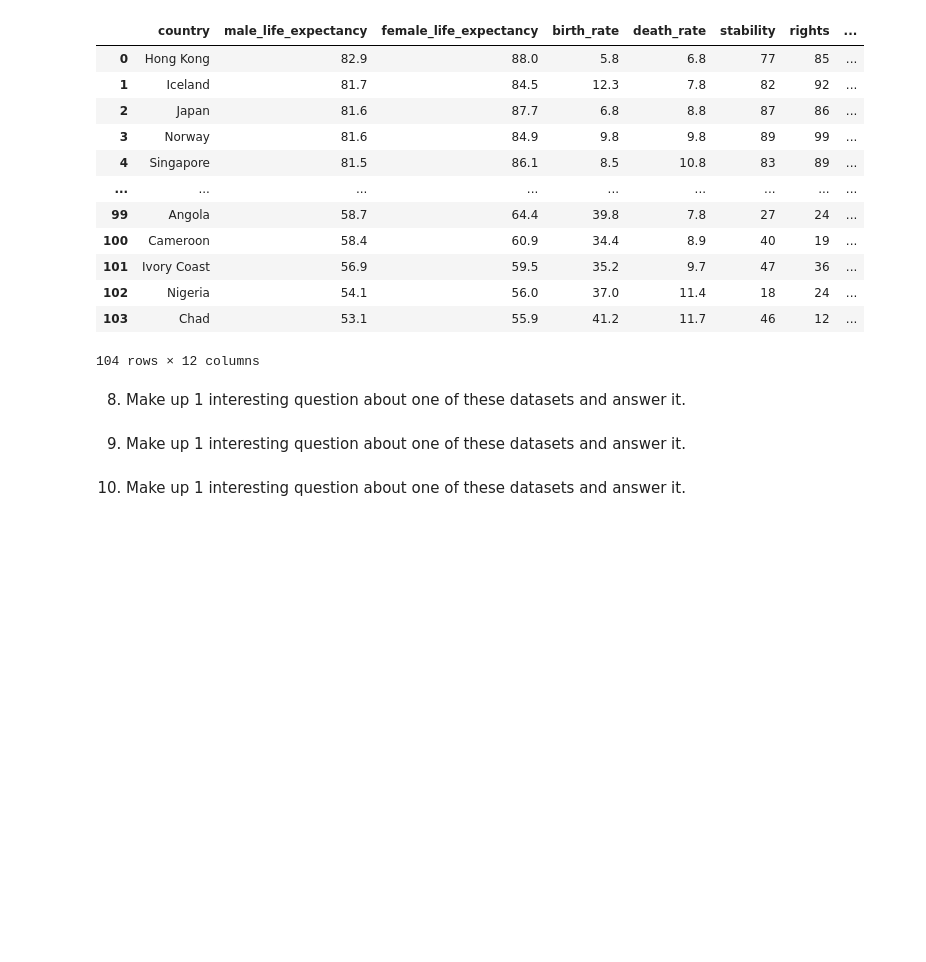
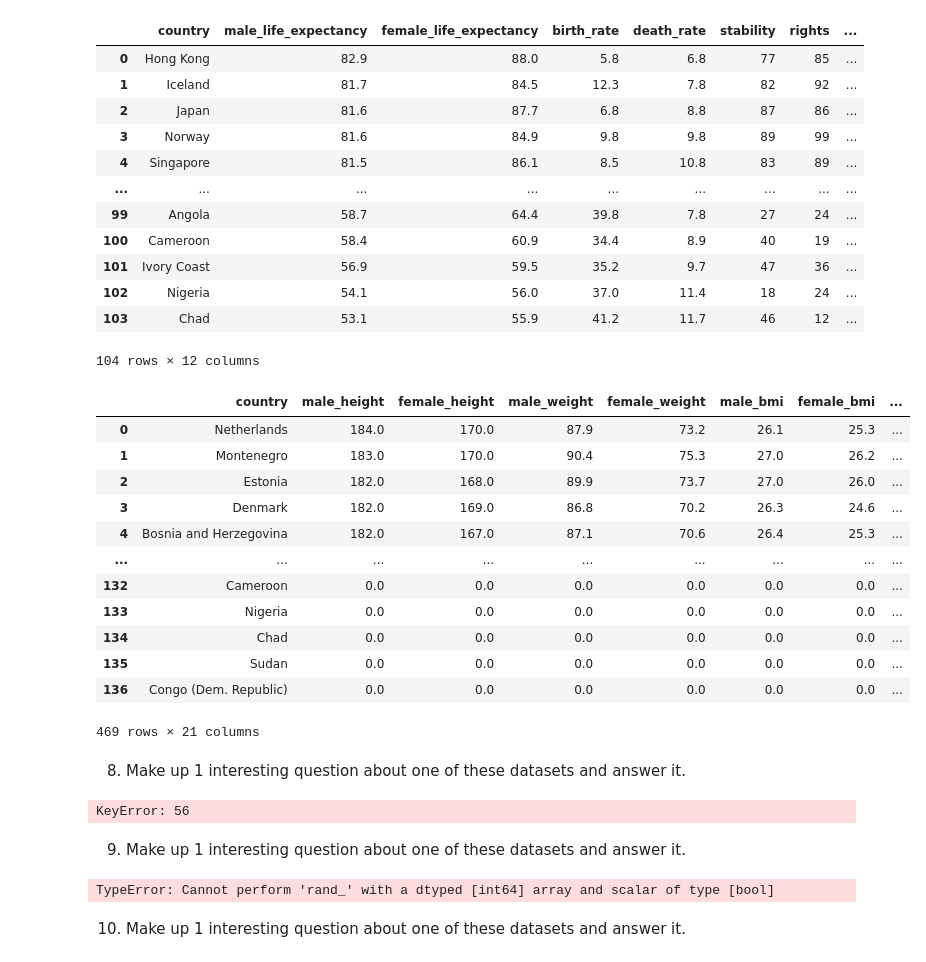
Before and after one commit to Jellis187/cis277-fa22-Lab4, a Jupyter notebook: Lab4.ipynb, the cells around one changed output. Cells and saved outputs as stored; diff of their text form; code cells hidden in the pictures; blank space fills up the shorter version.

```diff
--- a/Lab4.ipynb
+++ b/Lab4.ipynb
@@ -79,9 +130,39 @@ life.merge(quality)
 | 102 | Nigeria | 54.1 | 56.0 | 37.0 | 11.4 | 18 | 24 | ... |
 | 103 | Chad | 53.1 | 55.9 | 41.2 | 11.7 | 46 | 12 | ... |
 104 rows × 12 columns
+# %%
+df= pd.concat([height, life, pop, quality])
+df.fillna(0)
+# %% [output]
+|  | country | male_height | female_height | male_weight | female_weight | male_bmi | female_bmi | ... |
+| 0 | Netherlands | 184.0 | 170.0 | 87.9 | 73.2 | 26.1 | 25.3 | ... |
+| 1 | Montenegro | 183.0 | 170.0 | 90.4 | 75.3 | 27.0 | 26.2 | ... |
+| 2 | Estonia | 182.0 | 168.0 | 89.9 | 73.7 | 27.0 | 26.0 | ... |
+| 3 | Denmark | 182.0 | 169.0 | 86.8 | 70.2 | 26.3 | 24.6 | ... |
+| 4 | Bosnia and Herzegovina | 182.0 | 167.0 | 87.1 | 70.6 | 26.4 | 25.3 | ... |
+| ... | ... | ... | ... | ... | ... | ... | ... | ... |
+| 132 | Cameroon | 0.0 | 0.0 | 0.0 | 0.0 | 0.0 | 0.0 | ... |
+| 133 | Nigeria | 0.0 | 0.0 | 0.0 | 0.0 | 0.0 | 0.0 | ... |
+| 134 | Chad | 0.0 | 0.0 | 0.0 | 0.0 | 0.0 | 0.0 | ... |
+| 135 | Sudan | 0.0 | 0.0 | 0.0 | 0.0 | 0.0 | 0.0 | ... |
+| 136 | Congo (Dem. Republic) | 0.0 | 0.0 | 0.0 | 0.0 | 0.0 | 0.0 | ... |
+469 rows × 21 columns
 # %% [markdown]
 8. Make up 1 interesting question about one of these datasets and answer it.
+# %%
+# Which countries spend a minimal amount of money and what is the iq of their population?
+not_smart=iq[(iq['iq']).min()]
+not_smart
+# %% [output]
+KeyError: 56
 # %% [markdown]
 9. Make up 1 interesting question about one of these datasets and answer it.
+# %%
+#what country has the highest male body weight, and the lowest height?
+
+fat_men = height[(height.male_weight).max() & (height.male_height)]
+fat_men
+# %% [output]
+TypeError: Cannot perform 'rand_' with a dtyped [int64] array and scalar of type [bool]
 # %% [markdown]
 10. Make up 1 interesting question about one of these datasets and answer it.
```
Also changed, not shown: parts of 4 cells of this notebook.
